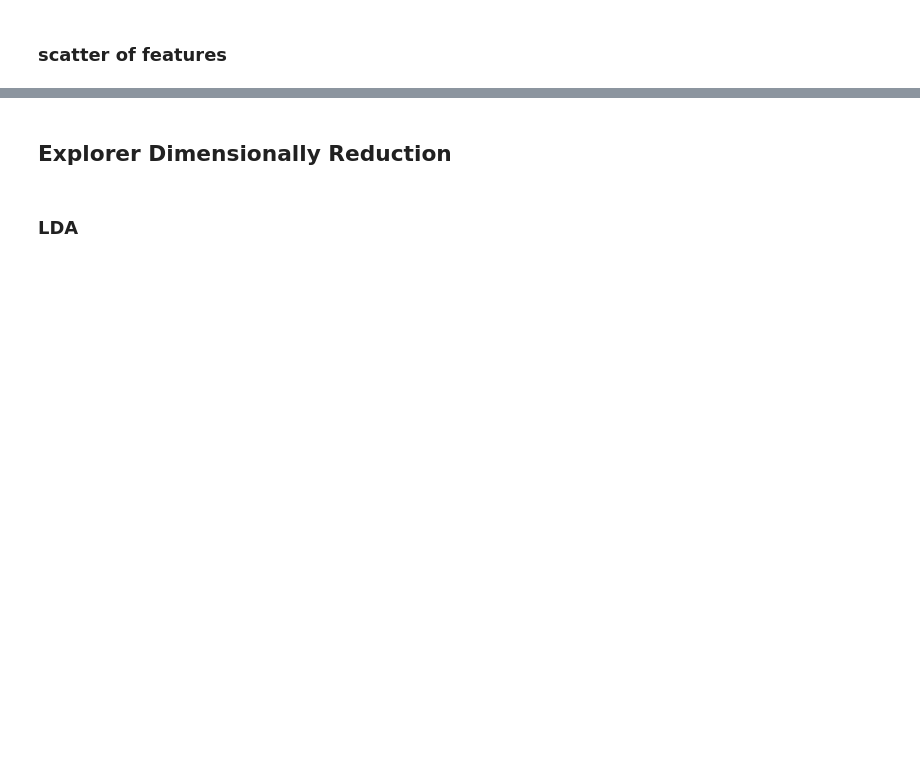
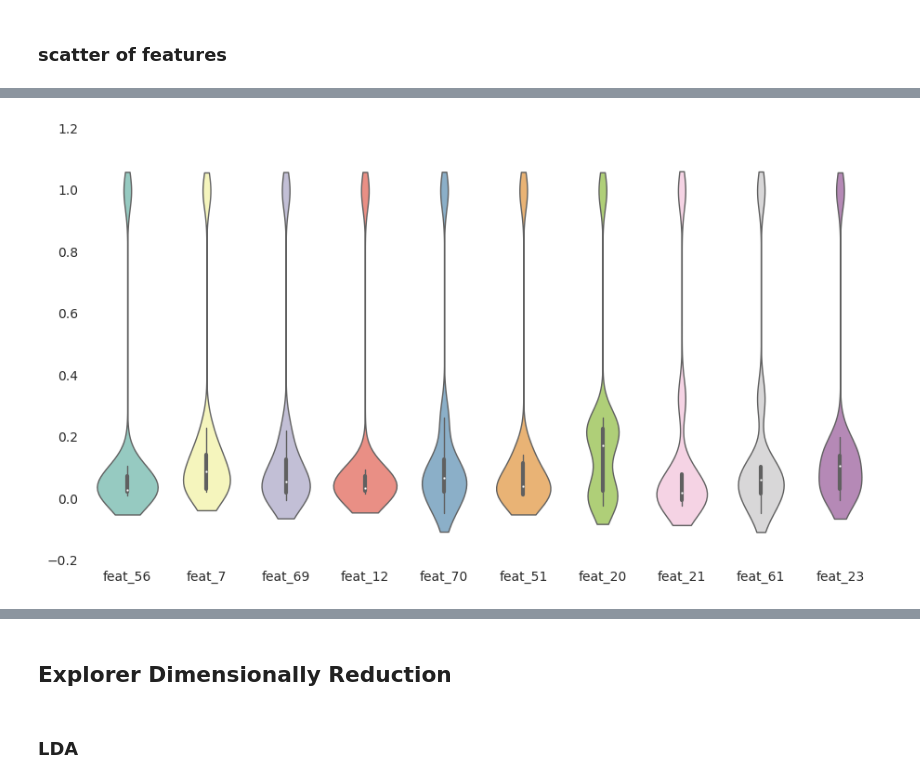
Before and after one commit to eeddaann/data-mining-project, a Jupyter notebook: Untitled.ipynb, the cells around one changed output, grey strips where cells are left out. Cells and saved outputs as stored; diff of their text form; code cells hidden in the pictures; blank space fills up the shorter version.

```diff
--- a/Untitled.ipynb
+++ b/Untitled.ipynb
@@ -111,0 +123,36 @@ for feature in X:
+# %%
+import seaborn as sns
+import matplotlib.pyplot as plt
+sns.set(style="whitegrid")
+
+corr_df = df.corr().groupby(level="network").mean()
+corr_df.index = corr_df.index.astype(int)
+corr_df = corr_df.sort_index().T
+
+# Set up the matplotlib figure
+f, ax = plt.subplots(figsize=(11, 6))
+
+# Draw a violinplot with a narrower bandwidth than the default
+sns.violinplot(data=corr_df, palette="Set3", bw=.2, cut=1, linewidth=1)
+
+# Finalize the figure
+ax.set(ylim=(-.7, 1.05))
+sns.despine(left=True, bottom=True)
+# %%
+import seaborn as sns
+sns.set(style="white")
+corr = X.corr()
+#corr_df.index = corr_df.index.astype(int)
+#corr_df = corr_df.sort_index().T
+
+# Set up the matplotlib figure
+f, ax = plt.subplots(figsize=(11, 6))
+
+# Draw a violinplot with a narrower bandwidth than the default
+sns.violinplot(data=corr_df, palette="Set3", bw=.2, cut=1, linewidth=1)
+
+# Finalize the figure
+#ax.set(ylim=(-.7, 1.05))
+sns.despine(left=True, bottom=True)
+# %% [output]
+[figure, added]
```
Also changed, not shown: parts of 6 cells of this notebook.
